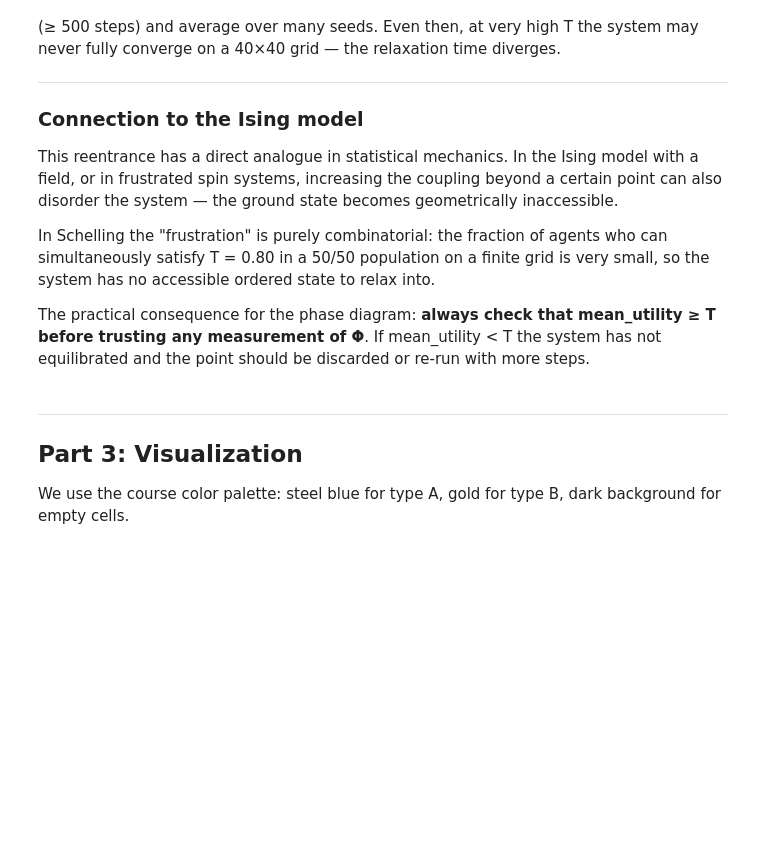
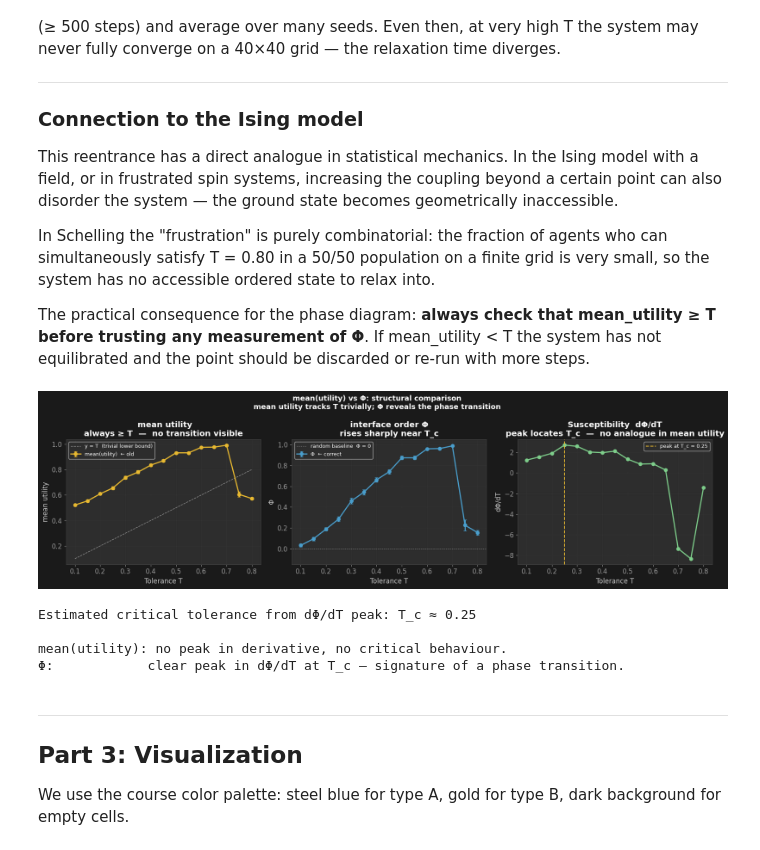
Before and after one commit to mirko-degli-esposti/Conway-to-LangGraph, a Jupyter notebook: week03_Schelling/Notebook/Schelling_Lecture3_fixed.ipynb, the cells around one changed output. Cells and saved outputs as stored; diff of their text form; code cells hidden in the pictures; blank space fills up the shorter version.

```diff
--- a/week03_Schelling/Notebook/Schelling_Lecture3_fixed.ipynb
+++ b/week03_Schelling/Notebook/Schelling_Lecture3_fixed.ipynb
@@ -220,8 +223,7 @@ def compute_interface_order(model):
 
 
 def compute_segregation(model):
-    """Legacy alias — kept so existing cells don't break.
-    Returns Φ (interface order parameter), NOT mean utility."""
+    """Returns Φ (interface order parameter), NOT mean utility."""
     return compute_interface_order(model)
 
 
@@ -666,8 +850,8 @@ point should be discarded or re-run with more steps.
 # mean_utility has no such peak: that is the fundamental difference.
 
 T_sweep   = np.arange(0.10, 0.81, 0.05)
-n_runs    = 10
-max_steps = 5000
+n_runs    = 20
+max_steps = 10000
 
 phi_mean, phi_std   = [], []
 util_mean, util_std = [], []
@@ -720,33 +904,39 @@ ax2.set_title('interface order Φ\nrises sharply near T_c',
 ax2.set_ylim(-0.15, 1.05)
 ax2.legend(fontsize=9)
 ax2.grid(True, alpha=0.3)
 
 # ── Right: dΦ/dT  (susceptibility) ───────────────────────────────────────
 ax3.plot(T_sweep, dPhi_dT, 'o-', color=COLOR_ACCENT, lw=2)
 
 Tc_idx = np.argmax(dPhi_dT)
 Tc_est = T_sweep[Tc_idx]
 ax3.axvline(Tc_est, color=COLOR_B, ls='--', lw=1.5,
             label=f'peak at T_c ≈ {Tc_est:.2f}')
 ax3.set_xlabel('Tolerance T')
 ax3.set_ylabel('dΦ/dT')
 ax3.set_title('Susceptibility  dΦ/dT\npeak locates T_c  —  no analogue in mean utility',
               fontweight='bold')
 ax3.legend(fontsize=9)
 ax3.grid(True, alpha=0.3)
 
 fig.suptitle(
     'mean(utility) vs Φ: structural comparison\n'
     'mean utility tracks T trivially; Φ reveals the phase transition',
     fontsize=13, fontweight='bold'
 )
 plt.tight_layout()
 plt.show()
 
 print(f"Estimated critical tolerance from dΦ/dT peak: T_c ≈ {Tc_est:.2f}")
 print()
 print("mean(utility): no peak in derivative, no critical behaviour.")
 print("Φ:            clear peak in dΦ/dT at T_c — signature of a phase transition.")
+# %% [output]
+[figure, added]
+Estimated critical tolerance from dΦ/dT peak: T_c ≈ 0.25
+
+mean(utility): no peak in derivative, no critical behaviour.
+Φ:            clear peak in dΦ/dT at T_c — signature of a phase transition.
 # %% [markdown]
 ---
 ## Part 3: Visualization
```
Also changed, not shown: parts of 3 cells of this notebook.
